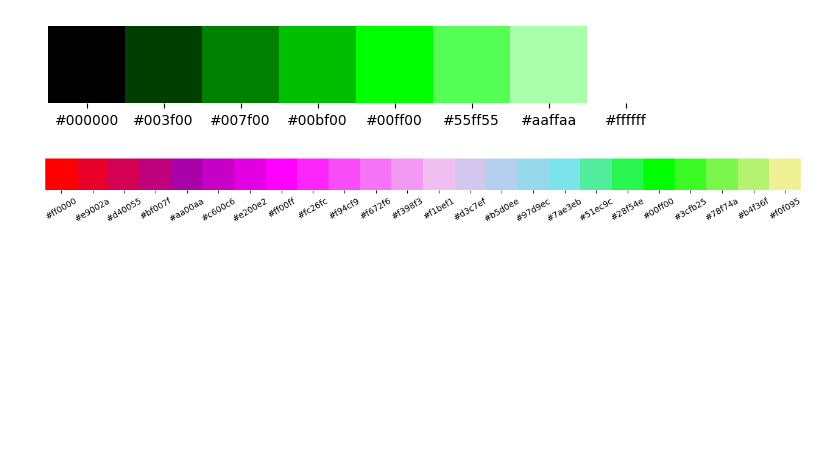
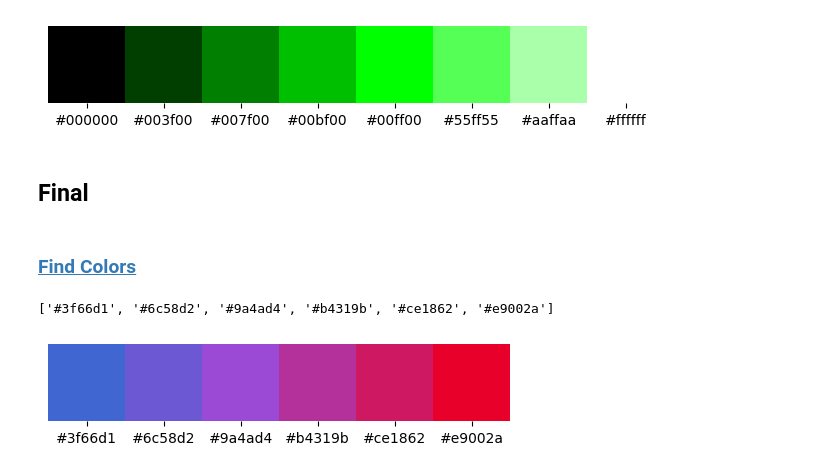
Before and after one commit to sethclose/colors, a Jupyter notebook: Hex Color Blending.ipynb, the cells around one changed output. Saved outputs shown, nothing was run; the diff lists cells and outputs as text; code cells hidden in the pictures; blank space fills up the shorter version.

```diff
--- a/Hex Color Blending.ipynb
+++ b/Hex Color Blending.ipynb
@@ -132,17 +132,11 @@ def array_palette(hexes, fillers):
     Returns list of hex code colors with fillers
     """
     color_list = []
-
     for c in range(len(hexes)-1):
         new_colors = array_hex_colors(hexes[c], hexes[c+1], fillers[c])
         color_list = new_colors if c == 0 else color_list + new_colors[1:]
     return color_list
 
-    colors_one = array_hex_colors(hexes[0], hexes[1], fillers[0])
-    colors_two = array_hex_colors(hexes[1], hexes[2], fillers[1])
-
-    return colors_one[:] + colors_two[1:]
-
 print(array_palette.__doc__)
 print(array_palette(['#000000', '#ff00ff', '#ffffff'],
                     [2,          4]))
@@ -203,8 +197,15 @@ full_colors = array_double_hex_colors(first, second, third, fillers_1_2, fillers
 plot_palette(full_colors)
 # %% [output]
 [figure]
-# %%
-plot_palette( array_palette(['#ff0000', '#aa00aa', '#ff00ff', '#f1bef1', '#7ae3eb', '#00ff00', '#f0f095'],
-                            [ 3,         2,         4,         3,         2,         3,                 ]))
-# %% [output]
-[figure, removed]
+# %% [markdown]
+## Final
+# %% [markdown]
+### [Find Colors](https://g.co/kgs/DDXXi4y)
+# %%
+color_palette = array_palette(['#3f66d1', '#9a4ad4', '#e9002a', ],
+                              [ 1,         2,                   ])
+print(color_palette)
+plot_palette(color_palette)
+# %% [output]
+['#3f66d1', '#6c58d2', '#9a4ad4', '#b4319b', '#ce1862', '#e9002a']
+[figure, added]
```
Also changed, not shown: parts of 1 cell of this notebook.
